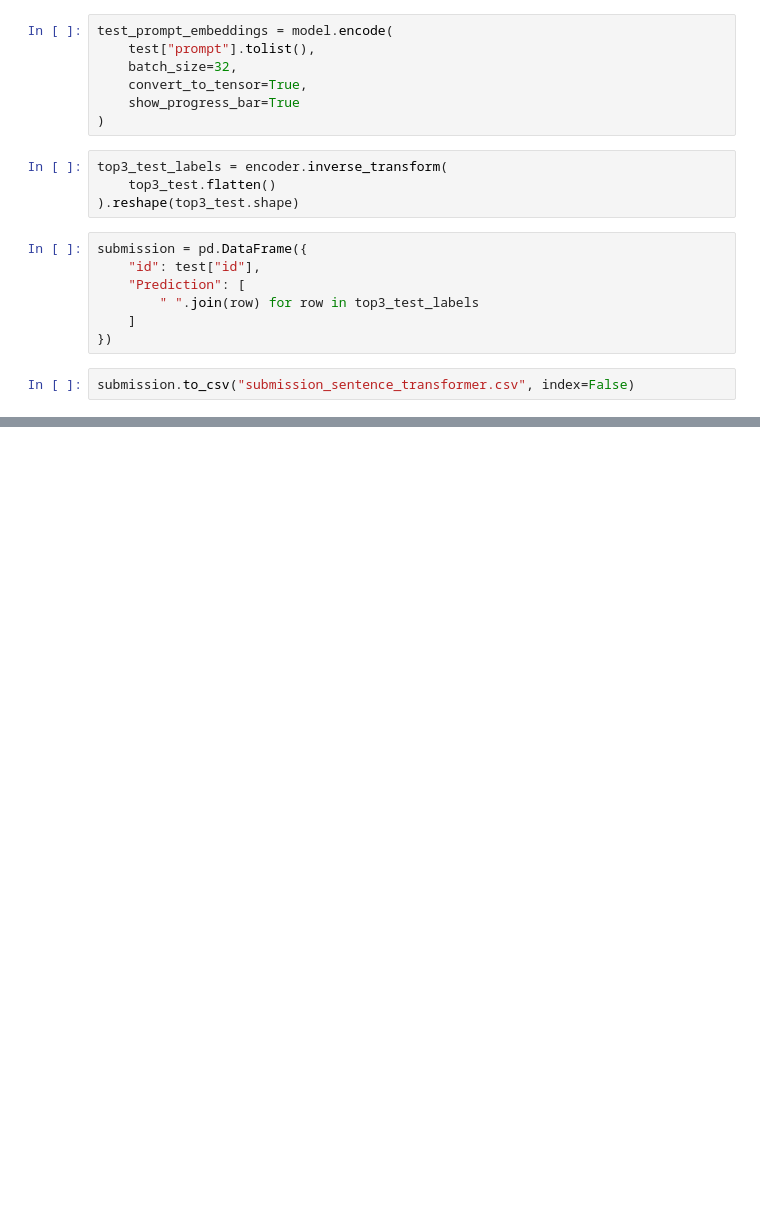
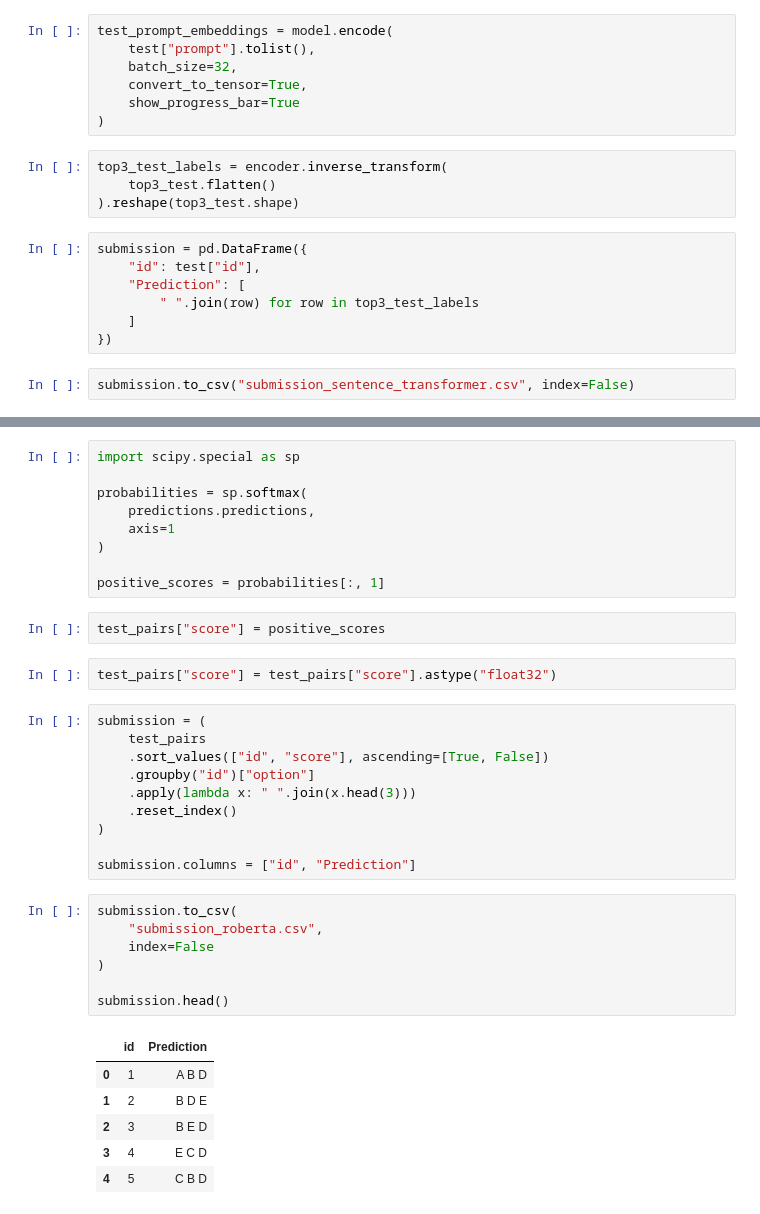
Before and after one commit to Chinni1904/DL_GenAI_202May6, a Jupyter notebook: dl-23ds3000191-notebook-t22026.ipynb, the cells around one changed output, grey strips where cells are left out. Cells and saved outputs as stored; diff of their text form; blank space fills up the shorter version.

```diff
--- a/dl-23ds3000191-notebook-t22026.ipynb
+++ b/dl-23ds3000191-notebook-t22026.ipynb
@@ -579,0 +789,37 @@ submission.to_csv("submission_sentence_transformer.csv", index=False)
+# %%
+import scipy.special as sp
+
+probabilities = sp.softmax(
+    predictions.predictions,
+    axis=1
+)
+
+positive_scores = probabilities[:, 1]
+# %%
+test_pairs["score"] = positive_scores
+# %%
+test_pairs["score"] = test_pairs["score"].astype("float32")
+# %%
+submission = (
+    test_pairs
+    .sort_values(["id", "score"], ascending=[True, False])
+    .groupby("id")["option"]
+    .apply(lambda x: " ".join(x.head(3)))
+    .reset_index()
+)
+
+submission.columns = ["id", "Prediction"]
+# %%
+submission.to_csv(
+    "submission_roberta.csv",
+    index=False
+)
+
+submission.head()
+# %% [output]
+|  | id | Prediction |
+| 0 | 1 | A B D |
+| 1 | 2 | B D E |
+| 2 | 3 | B E D |
+| 3 | 4 | E C D |
+| 4 | 5 | C B D |
```
Also changed, not shown: parts of 25 cells of this notebook.
